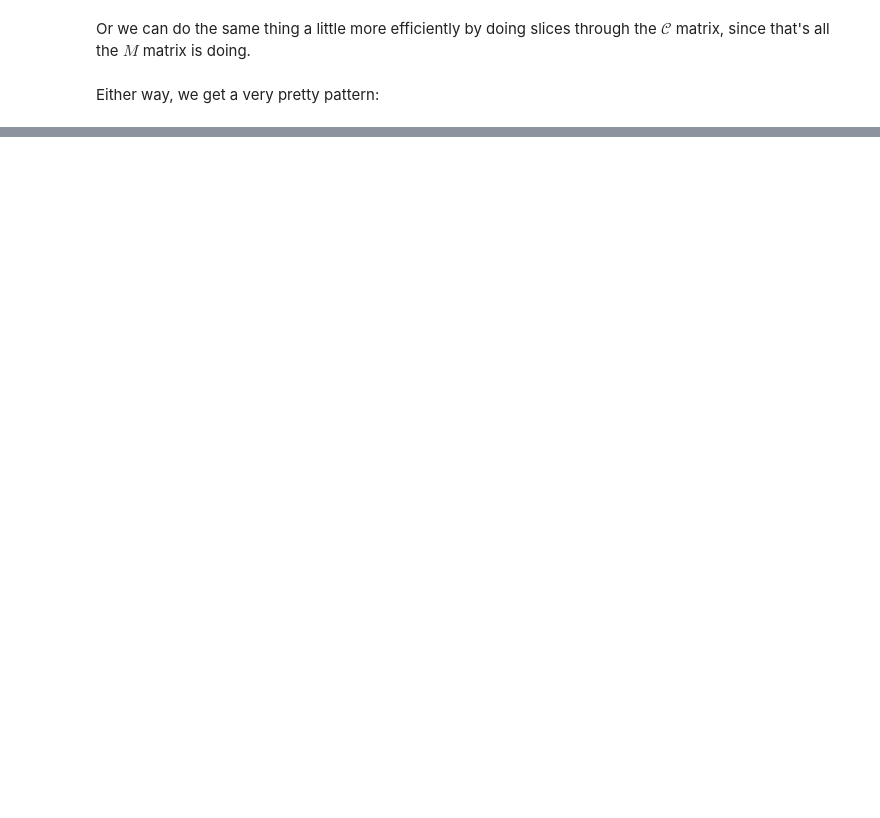
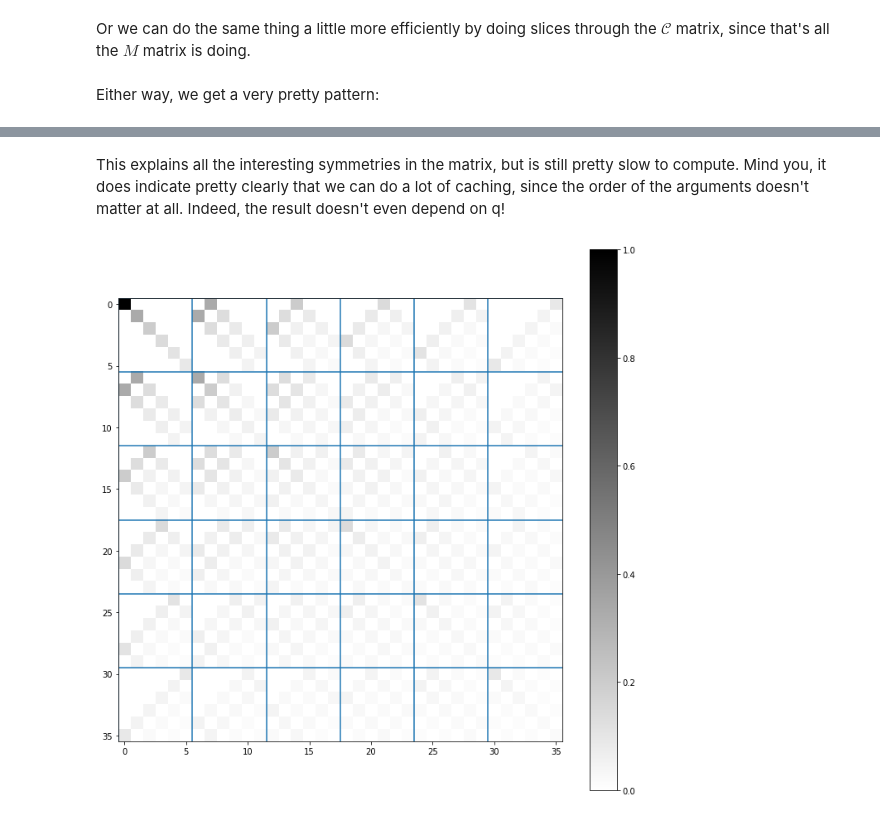
Before and after one commit to tcstewar/testing_notebooks, a Jupyter notebook: The maths of LMU prediction learning.ipynb, the cells around one changed output, grey strips where cells are left out. Drawn from its saved outputs; the diff is of its cells as text; code cells hidden in the pictures; blank space fills up the shorter version.

```diff
--- a/The maths of LMU prediction learning.ipynb
+++ b/The maths of LMU prediction learning.ipynb
@@ -162,0 +182,31 @@ This still takes a little while to pre-compute, so it'd be nice to be able to un
+# %% [markdown]
+This explains all the interesting symmetries in the matrix, but is still pretty slow to compute.  Mind you, it does indicate pretty clearly that we can do a lot of caching, since the order of the arguments doesn't matter at all.  Indeed, the result doesn't even depend on q!
+# %%
+import functools
+@functools.lru_cache()
+def m_element(i, j, n, m):
+    return sympy.integrate(leg_poly(i)*leg_poly(j)*leg_poly(n)*leg_poly(m), (t, -1, 1))/2
+
+def m_element_fast(i, j, n, m):
+    args = tuple(sorted([i, j, n, m]))
+    return m_element(*args)
+
+
+q=6
+w = np.zeros((q,q,q,q))
+for i in range(q):
+    for j in range(q):
+        for m in range(q):
+            for n in range(q):
+                w[i,j,n,m] = m_element_fast(i,j,m,n)
+# %%
+plt.figure(figsize=(12,12))
+plt.imshow(w.astype(float).reshape(q**2, q**2), cmap='gray_r')
+for i in range(q):
+    plt.axvline(i*q-0.5)
+    plt.axhline(i*q-0.5)
+
+plt.colorbar()
+plt.show()
+# %% [output]
+[figure, added]
```
Also changed, not shown: parts of 12 cells of this notebook.
